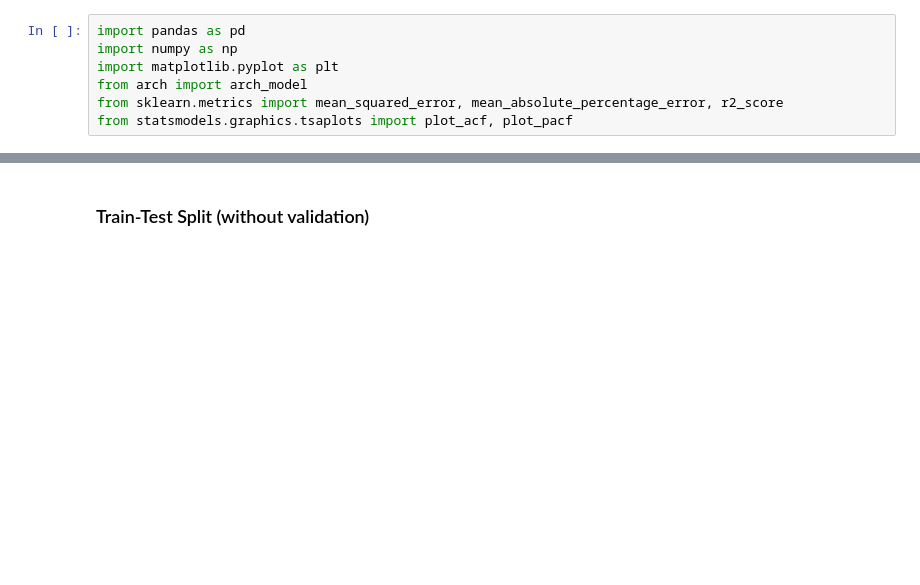
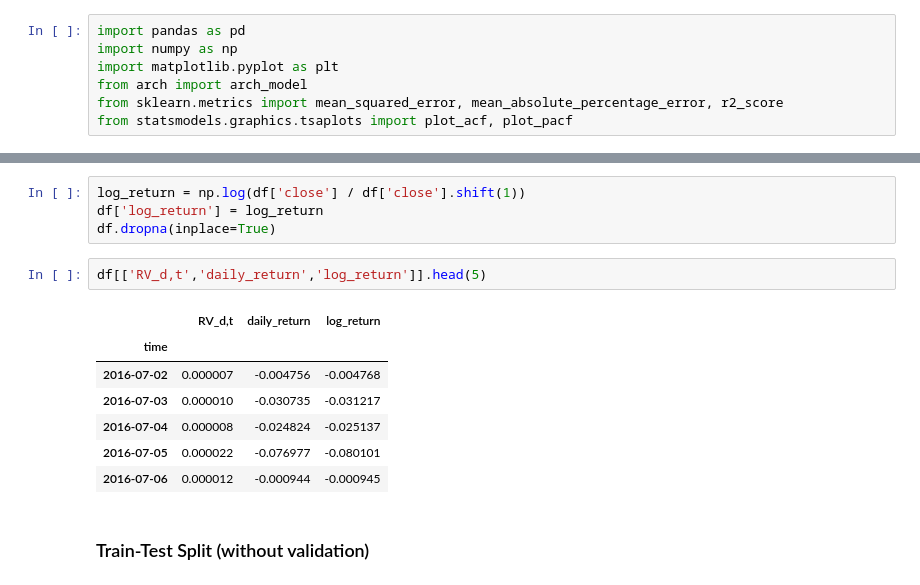
Before and after one commit to zhyoung17/crypto-rv-forecast, a Jupyter notebook: notebooks/models/GARCH.ipynb, the cells around one changed output, grey strips where cells are left out. Drawn from its saved outputs; the diff is of its cells as text; blank space fills up the shorter version.

```diff
--- a/notebooks/models/GARCH.ipynb
+++ b/notebooks/models/GARCH.ipynb
@@ -100,3 +37,17 @@ Test Set: (522, 30, 3) (522,)
+# %%
+log_return = np.log(df['close'] / df['close'].shift(1))
+df['log_return'] = log_return
+df.dropna(inplace=True)
+# %%
+df[['RV_d,t','daily_return','log_return']].head(5)
+# %% [output]
+|  | RV_d,t | daily_return | log_return |
+| time |  |  |  |
+| 2016-07-02 | 0.000007 | -0.004756 | -0.004768 |
+| 2016-07-03 | 0.000010 | -0.030735 | -0.031217 |
+| 2016-07-04 | 0.000008 | -0.024824 | -0.025137 |
+| 2016-07-05 | 0.000022 | -0.076977 | -0.080101 |
+| 2016-07-06 | 0.000012 | -0.000944 | -0.000945 |
 # %% [markdown]
 ### Train-Test Split (without validation)
 # %%
```
Also changed, not shown: parts of 25 cells of this notebook.
